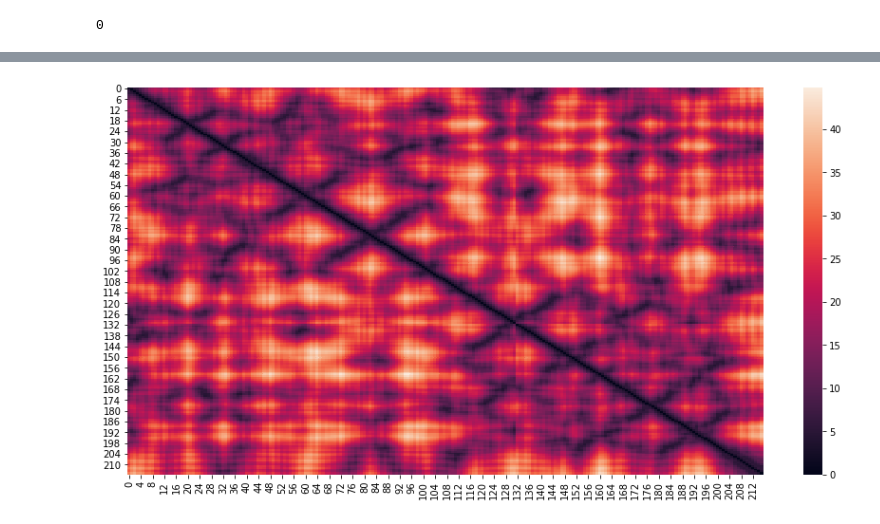
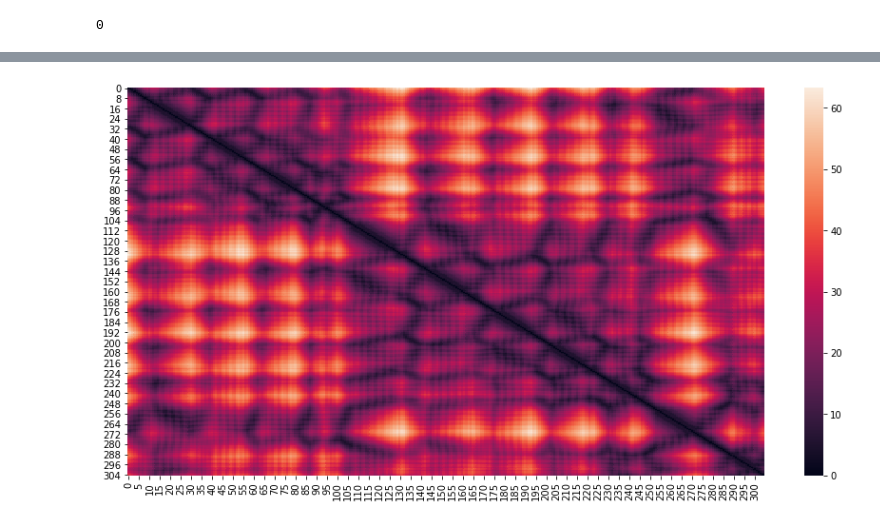
Before and after one commit to simonholmes001/dataset_preparation, a Jupyter notebook: build_distance_matrix.ipynb, the cells around one changed output, grey strips where cells are left out. Drawn from its saved outputs; the diff is of its cells as text; code cells hidden in the pictures.

```diff
--- a/build_distance_matrix.ipynb
+++ b/build_distance_matrix.ipynb
@@ -135,12 +135,12 @@ plt.show()
 # %%
 # Plot the heatmap of the original distance matrix (before data processing)
 
-source2 = '/media/the_beast/A/mathisi_tests/data/transformed/distance_matrix/5a0a_label.pickle'
+source2 = '/media/the_beast/B/mathisi_tests/data/closed_dataset/distance_matrix/7abp_label.pickle'
 heat = Heatmap(source2)
 heat.loader()
 heat.make_distance_map()
 # %% [output]
-[figure, old version]
+[figure, new version]
 # %%
 # Compare shapes
 
```
Also changed, not shown: parts of 10 cells of this notebook, 2 other files.
